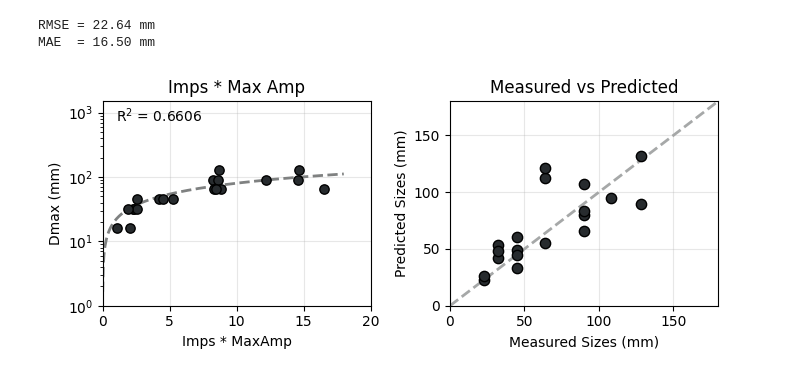
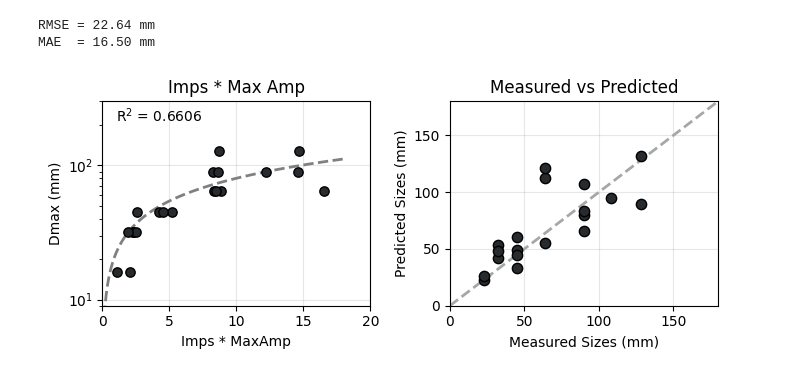
Before and after one commit to nicole-hucke/tauc_plots, a Jupyter notebook: figure2/figure2.ipynb, the cells around one changed output. Saved outputs shown, nothing was run; the diff lists cells and outputs as text; code cells hidden in the pictures.

```diff
--- a/figure2/figure2.ipynb
+++ b/figure2/figure2.ipynb
@@ -50,32 +50,32 @@ fig, axes = plt.subplots(1, 2, figsize=(7, 3))
 # plot the grid behind the data points
 # calibration curve
 ax = axes[0]
 ax.scatter(cal_impmax, cal_size, s=45, color="#272B2E", edgecolor="#000000", zorder=3)
 x_line = np.linspace(0.01, 18, 400)
 y_line = power_law(x_line, A, b)
 ax.plot(x_line, y_line, linestyle='--', linewidth=2, color="#7f8181") # fitted curve
 ax.set_yscale('log')
 ax.set_xlim(0, 20)
-ax.set_ylim(1, 1500)
+ax.set_ylim(9, 300)
 ax.set_xlabel('Imps * MaxAmp', fontsize=10)
 ax.set_ylabel('Dmax (mm)', fontsize=10)
 ax.set_title('Imps * Max Amp', fontsize=12)
 ax.grid(True, which='major', alpha=0.3)
 ax.text(0.05, 0.9, rf'R$^2$ = {r2:.4f}', transform=ax.transAxes, fontsize=10)
 
 # validation plot
 ax = axes[1]
 ax.scatter(val_size, val_predicted, s=55, color="#272B2E", edgecolor="#000000", zorder=3)
 ax.plot([0, 200], [0, 200], linestyle='--', linewidth=2, color="#a6a8a8") # 1:1 line
 ax.set_xlim(0, 180)
 ax.set_ylim(0, 180)
 ax.set_xlabel('Measured Sizes (mm)', fontsize=10)
 ax.set_ylabel('Predicted Sizes (mm)', fontsize=10)
 ax.set_title('Measured vs Predicted', fontsize=12)
 ax.grid(True, alpha=0.3)
 
 plt.tight_layout()
 plt.savefig('jpm_calibration_validation.png', dpi=400)
 plt.show()
 # %% [output]
-[figure, old version]
+[figure, new version]
```
Also changed, not shown: 2 other files.
